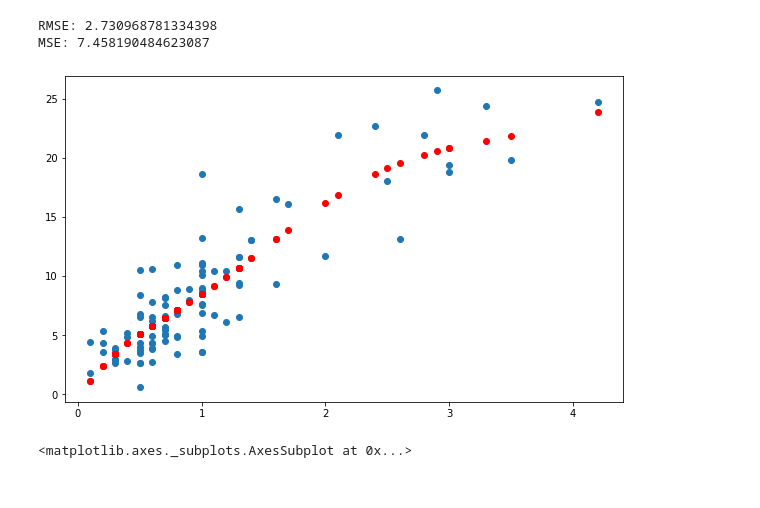
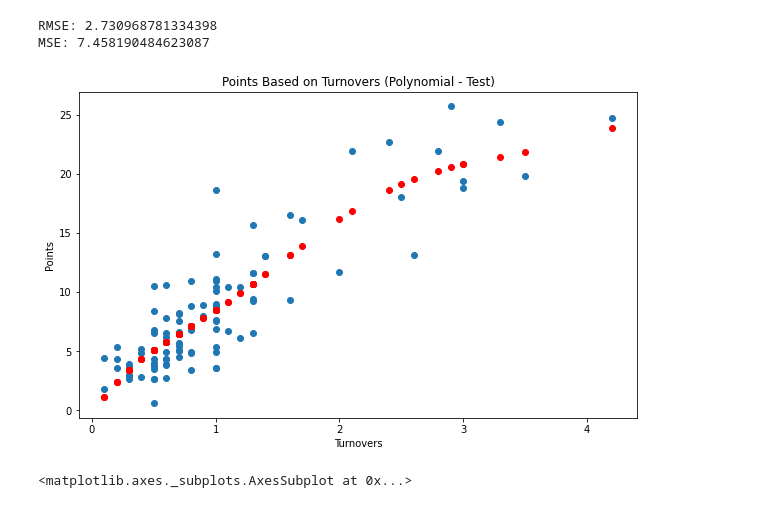
Before and after one commit to MennoCoehoorn/OZNAL, a Jupyter notebook: NBA.ipynb, the cells around one changed output. Drawn from its saved outputs; the diff is of its cells as text; code cells hidden in the pictures.

```diff
--- a/NBA.ipynb
+++ b/NBA.ipynb
@@ -1097,10 +1124,14 @@ MSE: 7.458190484623087
 # %%
 plt.figure(figsize=(10,6))
 plt.scatter(X_test, y_test)
 plt.scatter(X_test, poly_tov_pred, c='red')
+plt.title("Points Based on Turnovers (Polynomial - Test)")
+plt.xlabel("Turnovers")
+plt.ylabel("Points")
+plt.savefig('tov_poly_points.png')
 plt.show()
 # %% [output]
-[figure, old version]
+[figure, new version]
 # %%
 ax1 = sns.distplot(y_test, hist=False, color="r", label="Actual Value")
 sns.distplot(poly_tov_pred, hist=False, color="b", label="Fitted Values" , ax=ax1)
```
Also changed, not shown: parts of 33 cells of this notebook.
